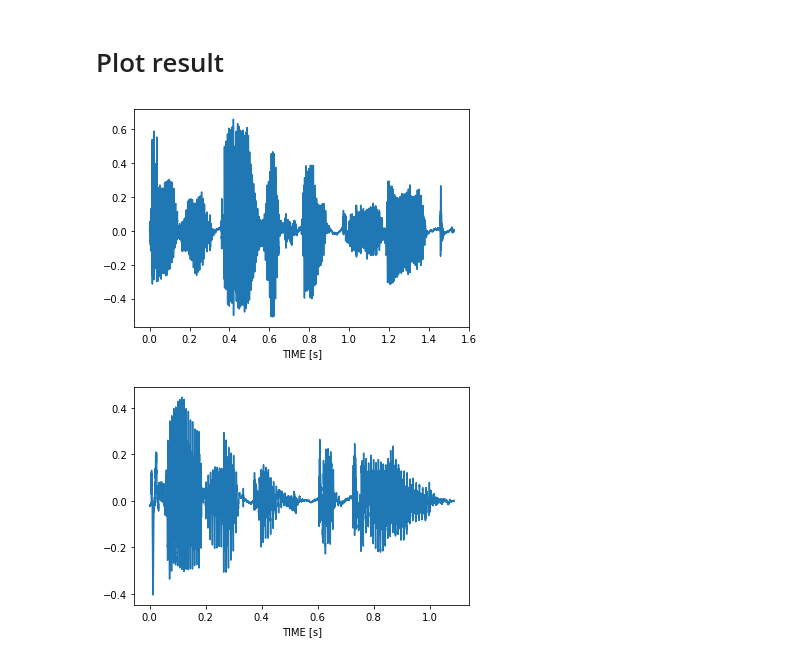
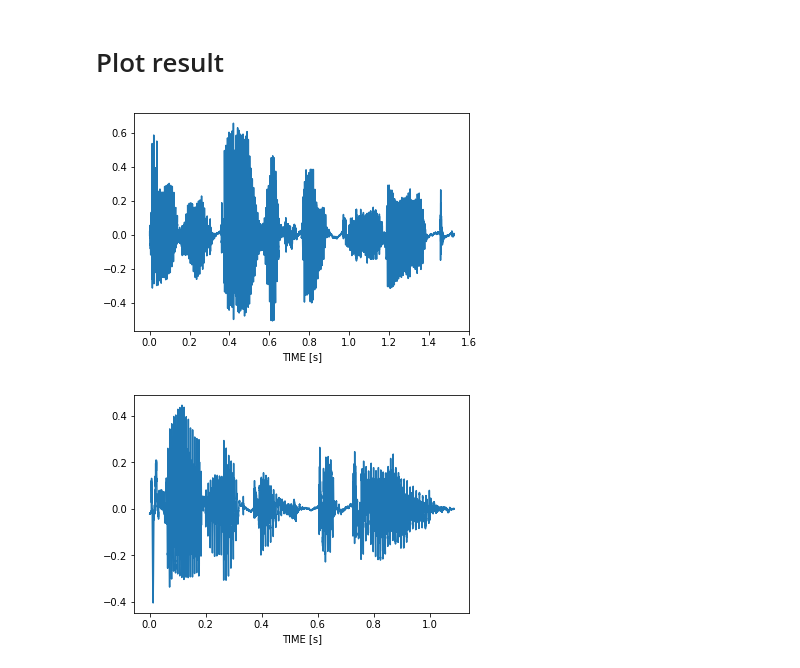
Before and after one commit to F-Tag/python-vad, a Jupyter notebook: example.ipynb, the cells around one changed output. Cells and saved outputs as stored; diff of their text form; code cells hidden in the pictures.

```diff
--- a/example.ipynb
+++ b/example.ipynb
@@ -70,15 +70,16 @@ Wall time: 85.4 ms
 # %% [markdown]
 # Plot result
 # %%
-for i, seg in enumerate(segments):
+for i, edge in enumerate(edges):
+    seg = data[edge[0]:edge[1]]
     time = np.linspace(0, len(seg)/fs, len(seg)) # time axis
 
     fig, ax1 = plt.subplots()
 
     ax1.plot(time, seg, label='speech waveform')
     ax1.set_xlabel("TIME [s]")
 
     plt.show()
 # %% [output]
-[figure, old version]
+[figure, new version]
-[figure, old version]
+[figure, new version]
```
Also changed, not shown: parts of 6 cells of this notebook.
